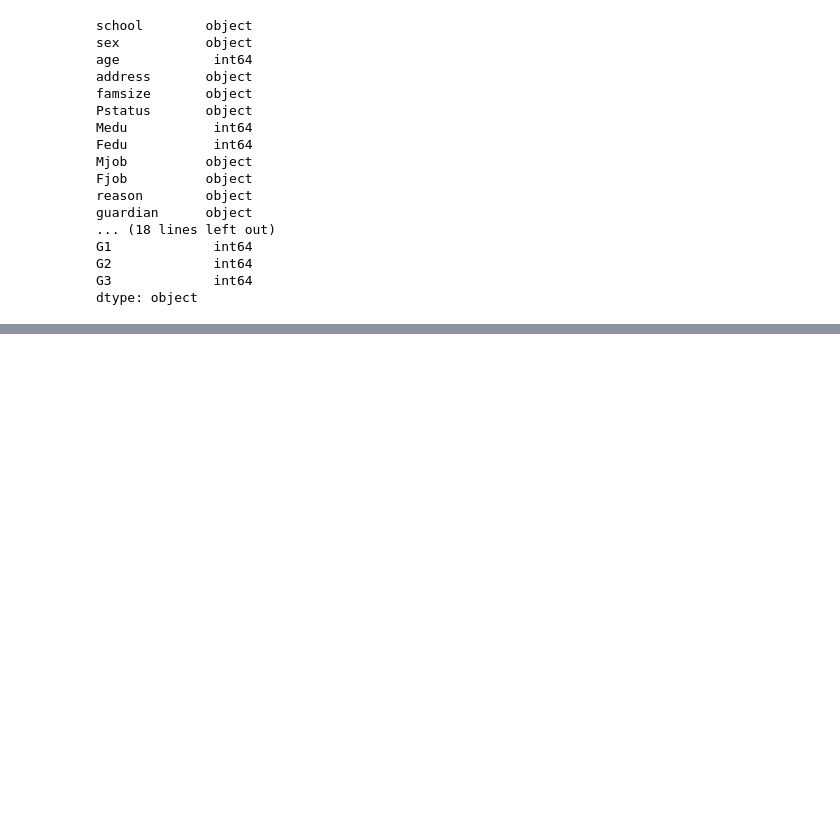
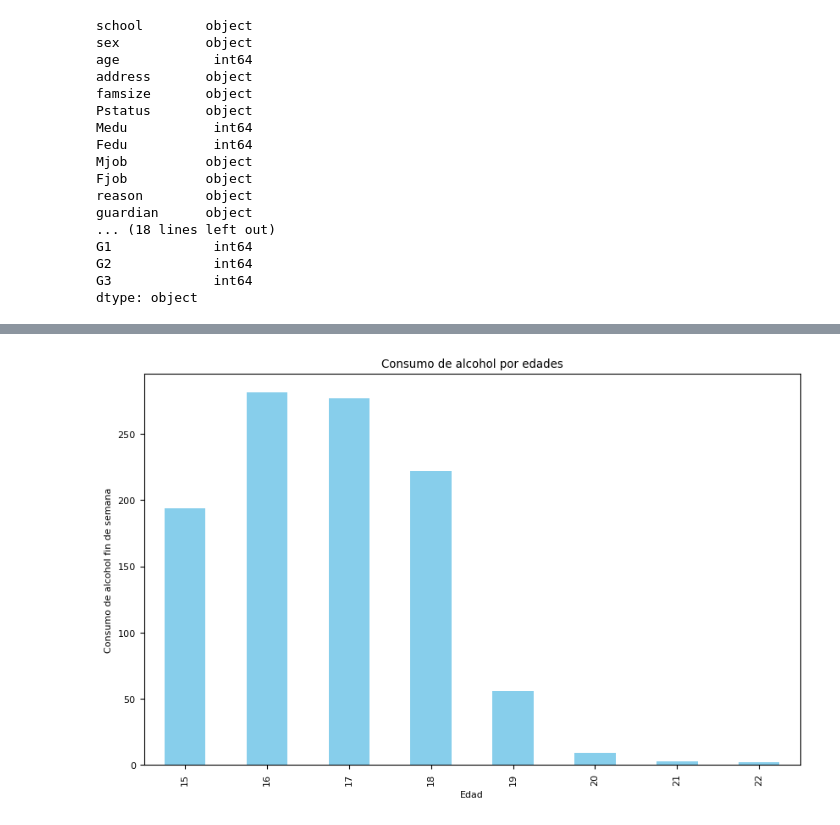
Before and after one commit to jostalpi/Actividad_Final, a Jupyter notebook: Alcohol_student.ipynb, the cells around one changed output, grey strips where cells are left out. Saved outputs shown, nothing was run; the diff lists cells and outputs as text; code cells hidden in the pictures; blank space fills up the shorter version.

```diff
--- a/Alcohol_student.ipynb
+++ b/Alcohol_student.ipynb
@@ -109,0 +138,2 @@ dtype: object
+# %%
+df4=pd.concat([df1,df2], ignore_index=True)
@@ -109,0 +149,5 @@ dtype: object
+# %%
+
+# Contar valores no nulos por grupo
+count_por_grupo = df4.groupby('age')['Walc'].count()
+print(count_por_grupo)
@@ -109,0 +165,11 @@ dtype: object
+# %%
+edad_counts = count_por_grupo
+plt.figure(figsize=(10, 6))
+plt.rc('font', size=8)
+edad_counts.plot(kind='bar', color='skyblue')
+plt.title('Consumo de alcohol por edades')
+plt.xlabel('Edad')
+plt.ylabel('Consumo de alcohol fin de semana')
+plt.show()
+# %% [output]
+[figure, added]
```
Also changed, not shown: parts of 9 cells of this notebook.
